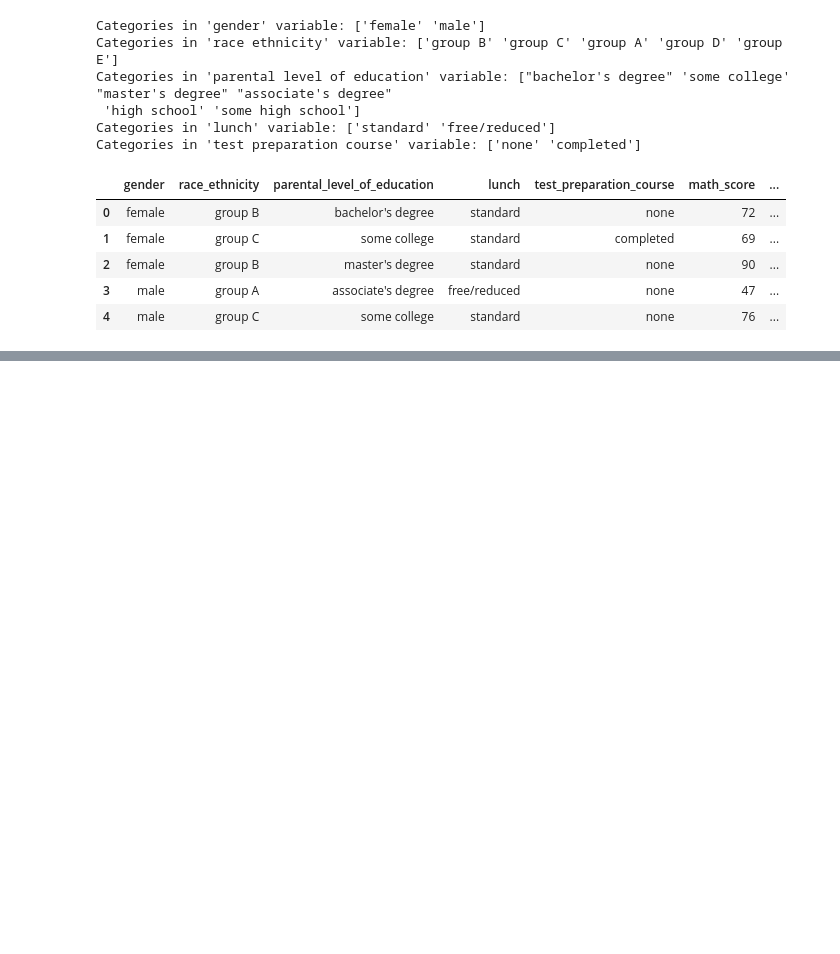
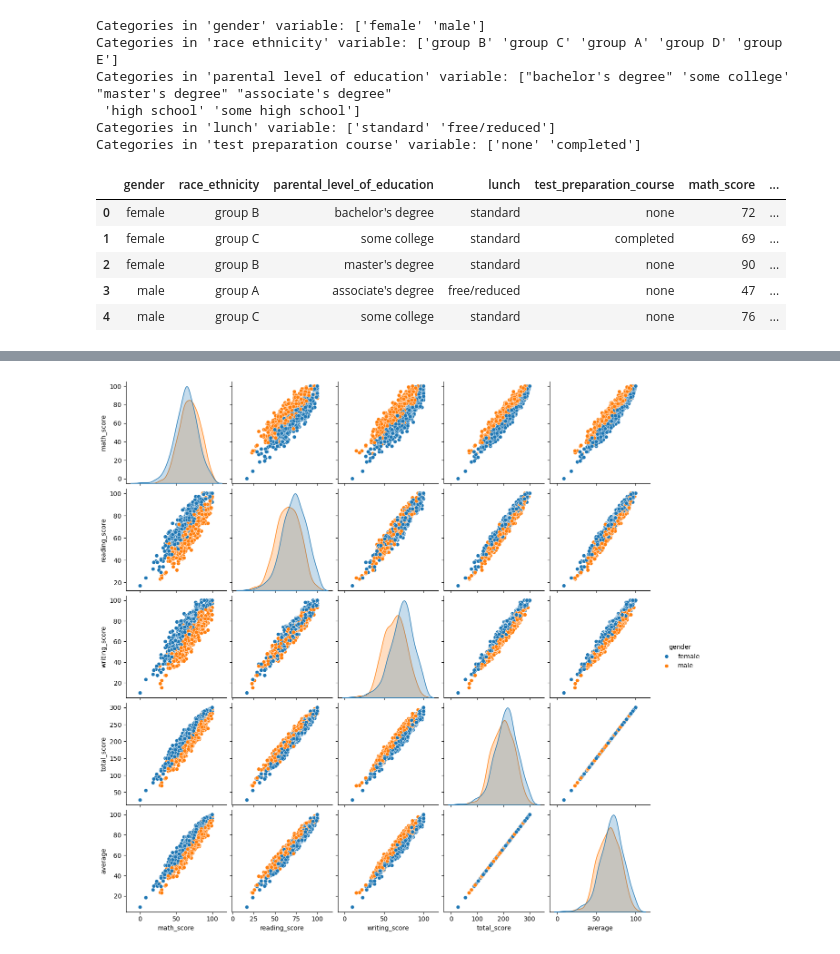
Before and after one commit to amitsas94/mlprojecte2e, a Jupyter notebook: notebook_jupyter/EDA Student performance.ipynb, the cells around one changed output, grey strips where cells are left out. Saved outputs shown, nothing was run; the diff lists cells and outputs as text; code cells hidden in the pictures; blank space fills up the shorter version.

```diff
--- a/notebook_jupyter/EDA Student performance.ipynb
+++ b/notebook_jupyter/EDA Student performance.ipynb
@@ -200,0 +225,6 @@ df.head()
+# %%
+#Multivariate anayaia using pairplot
+sns.pairplot(df,hue = 'gender')
+plt.show()
+# %% [output]
+[figure, added]
```
Also changed, not shown: parts of 6 cells of this notebook, 6 other files.
